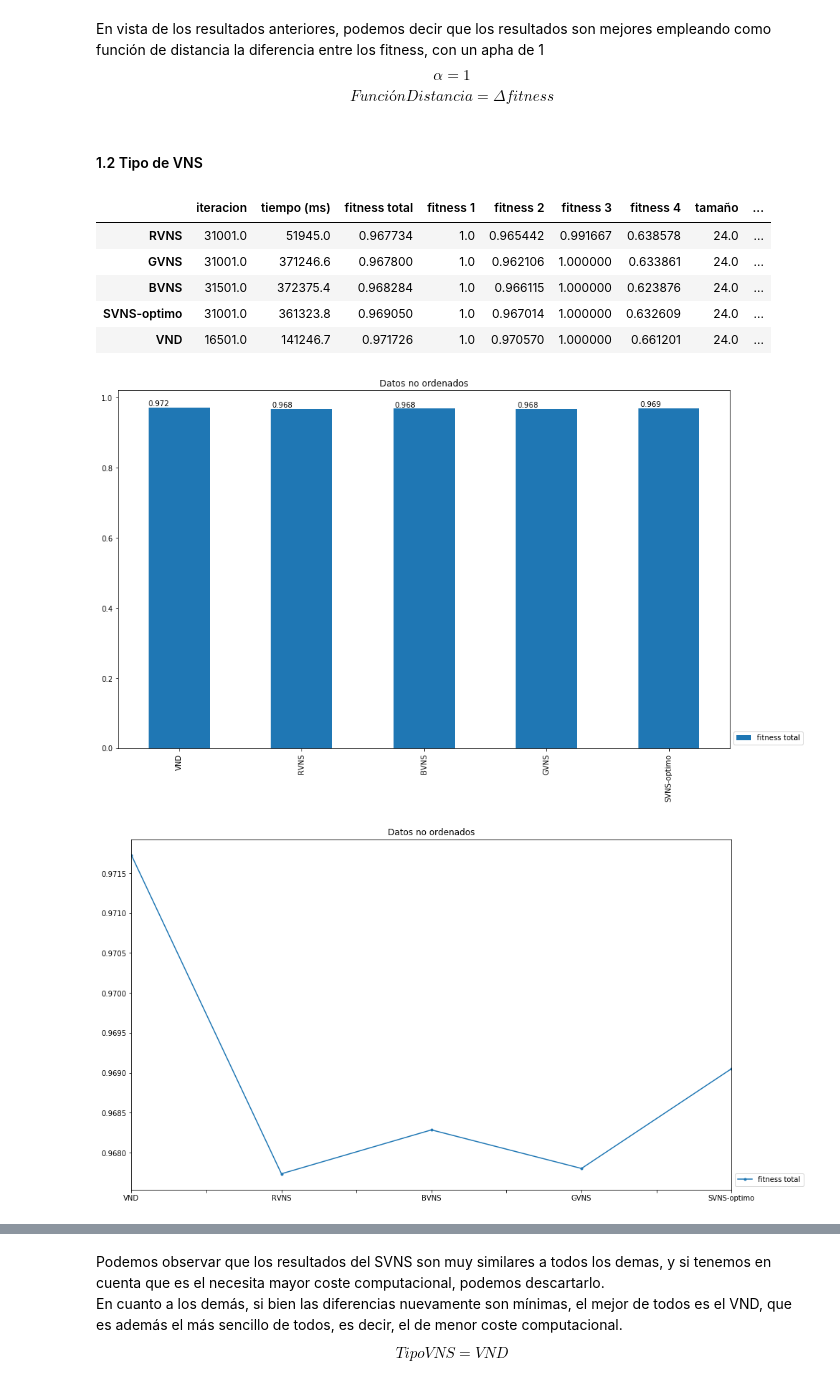
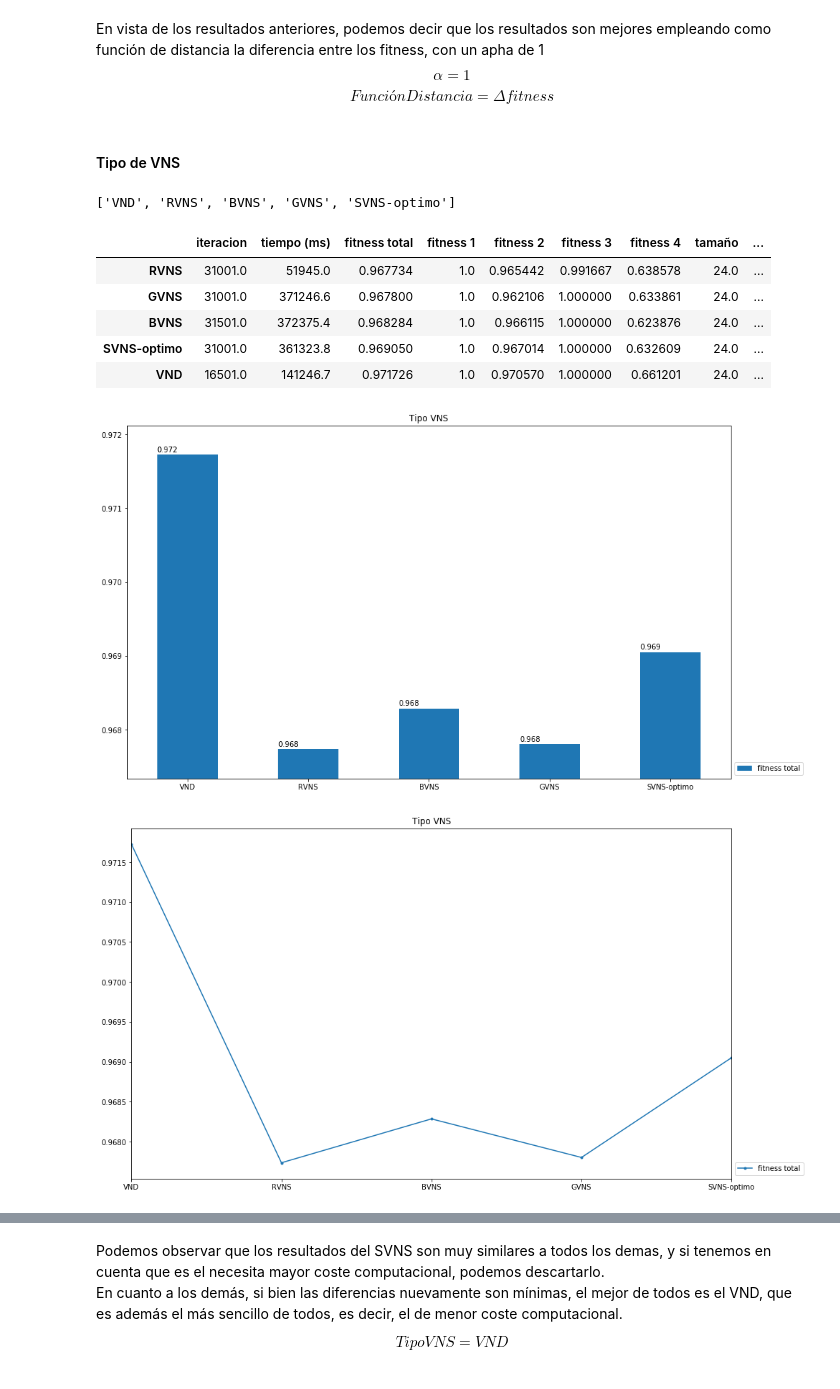
Before and after one commit to zerolfer/TFM-graficador, a Jupyter notebook: ajuste-parametrico/Ajuste-parametrico-documento.ipynb, the cells around one changed output, grey strips where cells are left out. Saved outputs shown, nothing was run; the diff lists cells and outputs as text; code cells hidden in the pictures.

Commit message:
Reduced bars plot x-axis min/max values

```diff
--- a/ajuste-parametrico/Ajuste-parametrico-documento.ipynb
+++ b/ajuste-parametrico/Ajuste-parametrico-documento.ipynb
@@ -89,21 +91,22 @@ En vista de los resultados anteriores, podemos decir que los resultados son mejo
 $$\alpha=1$$
 $$Función Distancia = \Delta fitness$$
 # %% [markdown]
-#### 1.2 Tipo de VNS
+#### Tipo de VNS
 # %%
 base_path = "C:\\Users\\Administrador\\Documents\\Proyecto-Salomon\\resultados\\Caso1Id1m-01-01-2019\\1-TipoVNS"
 sub_paths = ["VND", "RVNS", "BVNS", "GVNS", "SVNS-optimo"]
 
-parametro="TipoVNS"
-out_path="1-3_"+parametro+"/"
+parametro="Tipo VNS"
+out_path="1-3 "+parametro+"/"
 
 ajuste_parametrico(base_path, sub_paths, out_path, parametro)
 # %% [output]
+['VND', 'RVNS', 'BVNS', 'GVNS', 'SVNS-optimo']
 |  | iteracion | tiempo (ms) | fitness total | fitness 1 | fitness 2 | fitness 3 | fitness 4 | tamaño | ... |
 | RVNS | 31001.0 | 51945.0 | 0.967734 | 1.0 | 0.965442 | 0.991667 | 0.638578 | 24.0 | ... |
 | GVNS | 31001.0 | 371246.6 | 0.967800 | 1.0 | 0.962106 | 1.000000 | 0.633861 | 24.0 | ... |
 | BVNS | 31501.0 | 372375.4 | 0.968284 | 1.0 | 0.966115 | 1.000000 | 0.623876 | 24.0 | ... |
 | SVNS-optimo | 31001.0 | 361323.8 | 0.969050 | 1.0 | 0.967014 | 1.000000 | 0.632609 | 24.0 | ... |
 | VND | 16501.0 | 141246.7 | 0.971726 | 1.0 | 0.970570 | 1.000000 | 0.661201 | 24.0 | ... |
-[figure, old version]
+[figure, new version]
-[figure, old version]
+[figure, new version]
```
Also changed, not shown: parts of 20 cells of this notebook, 1 other file.
